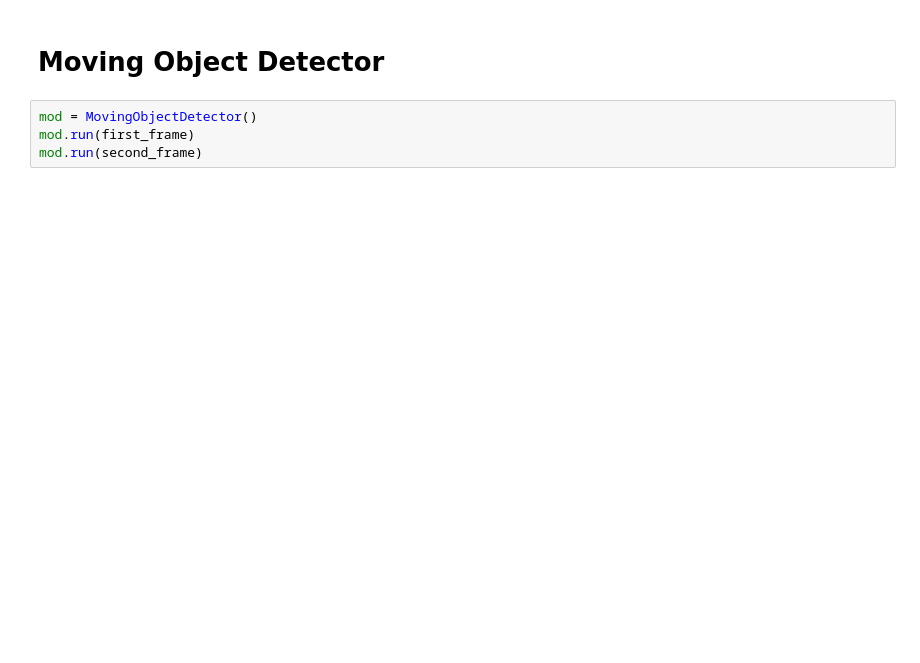
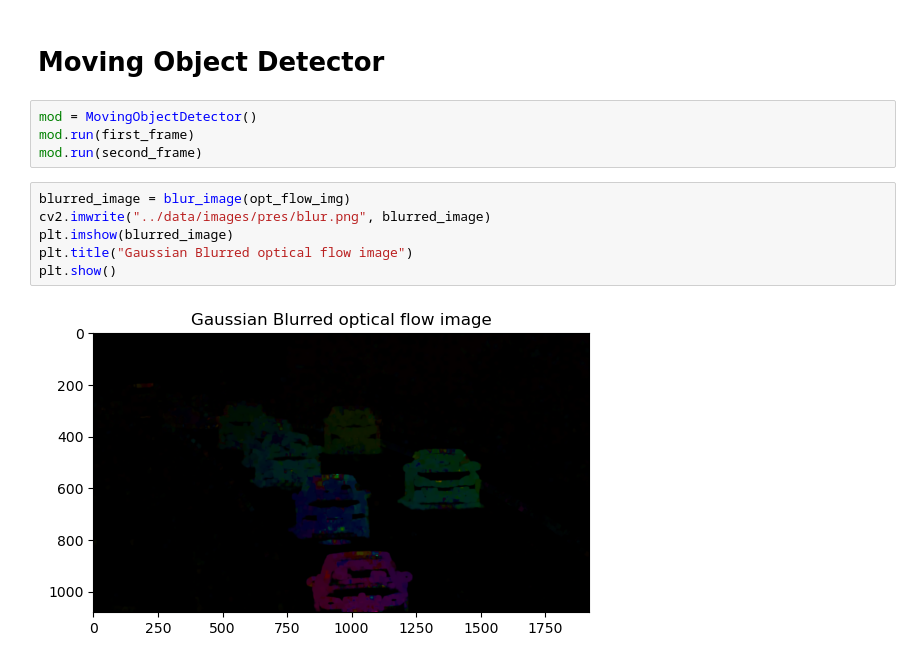
Before and after one commit to Jorgro/TDT4856-IR-Detection, a Jupyter notebook: moving_object_detection/moving_object_detection.ipynb, the cells around one changed output. Drawn from its saved outputs; the diff is of its cells as text; blank space fills up the shorter version.

```diff
--- a/moving_object_detection/moving_object_detection.ipynb
+++ b/moving_object_detection/moving_object_detection.ipynb
@@ -42,5 +40,13 @@ plt.show()
 mod = MovingObjectDetector()
 mod.run(first_frame)
 mod.run(second_frame)
+# %%
+blurred_image = blur_image(opt_flow_img)
+cv2.imwrite("../data/images/pres/blur.png", blurred_image)
+plt.imshow(blurred_image)
+plt.title("Gaussian Blurred optical flow image")
+plt.show()
+# %% [output]
+[figure, added]
 # %%
 thresholded_image = mod.thresholded_image
```
Also changed, not shown: parts of 8 cells of this notebook, 15 other files.
